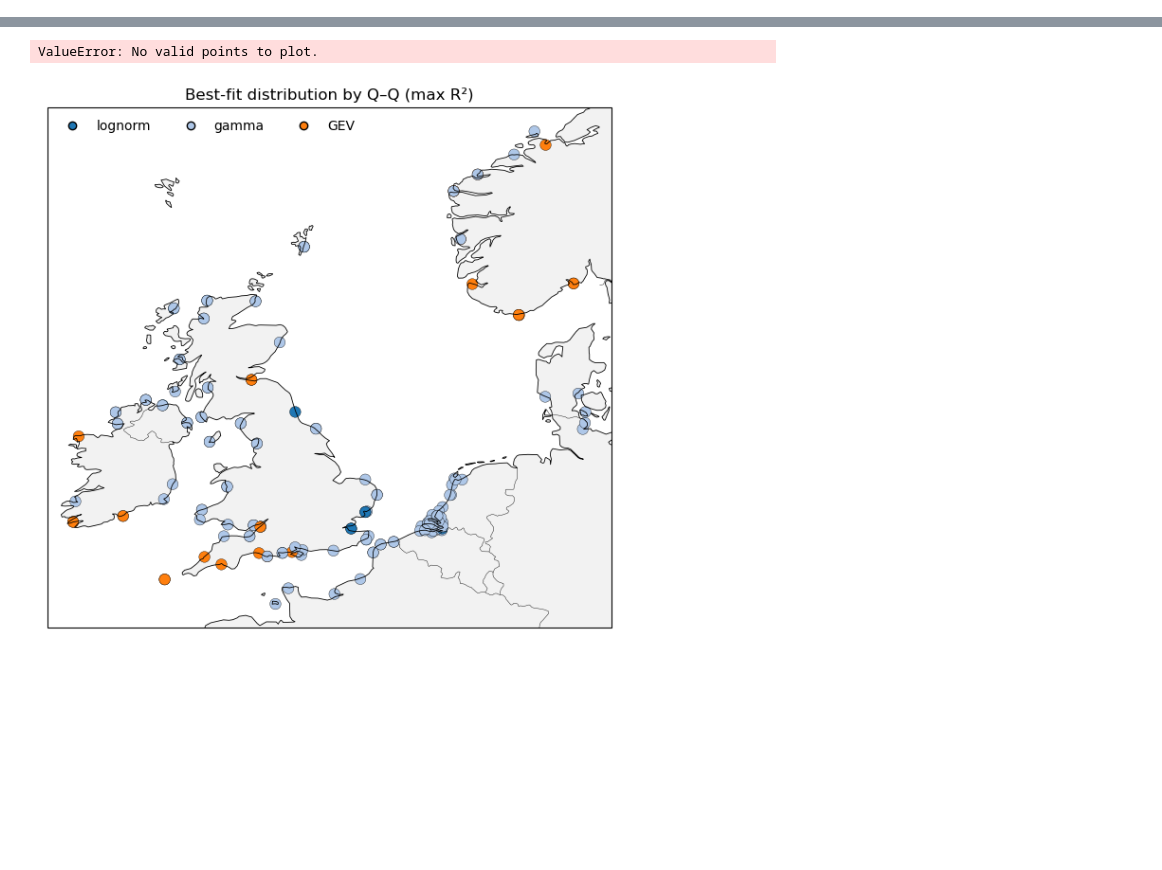
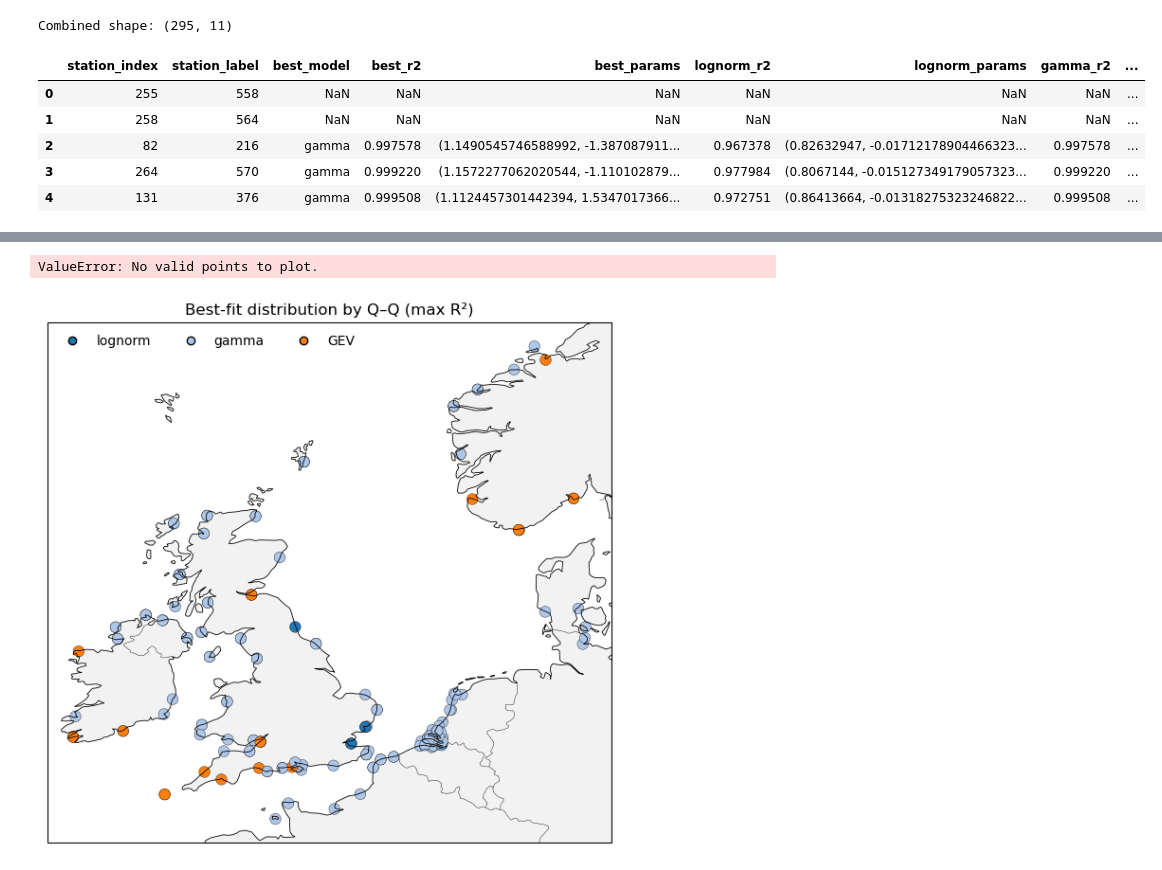
Before and after one commit to lisanneblok/ESL, a Jupyter notebook: notebooks/1_data_prep/Q-Qfits4.ipynb, the cells around one changed output, grey strips where cells are left out. Saved outputs shown, nothing was run; the diff lists cells and outputs as text; code cells hidden in the pictures; blank space fills up the shorter version.

```diff
--- a/notebooks/1_data_prep/Q-Qfits4.ipynb
+++ b/notebooks/1_data_prep/Q-Qfits4.ipynb
@@ -629,0 +411,31 @@ residual_is_deviant   shape=(157, 750192)   attrs={}
+# %%
+import os
+import pandas as pd
+
+DIR = "/Users/lb962/Documents/GitHub/ESL/data/Q-Q_results"
+
+# List all CSV files (skip summary or other files if present)
+csv_files = [f for f in os.listdir(DIR) if f.endswith(".csv")]
+
+dfs = []
+for f in csv_files:
+    path = os.path.join(DIR, f)
+    try:
+        df = pd.read_csv(path)
+        dfs.append(df)
+    except Exception as e:
+        print(f"Skipping {f}: {e}")
+
+# Concatenate into a single DataFrame
+df_all = pd.concat(dfs, ignore_index=True)
+
+print("Combined shape:", df_all.shape)
+df_all.head()
+# %% [output]
+Combined shape: (295, 11)
+|  | station_index | station_label | best_model | best_r2 | best_params | lognorm_r2 | lognorm_params | gamma_r2 | ... |
+| 0 | 255 | 558 | NaN | NaN | NaN | NaN | NaN | NaN | ... |
+| 1 | 258 | 564 | NaN | NaN | NaN | NaN | NaN | NaN | ... |
+| 2 | 82 | 216 | gamma | 0.997578 | (1.1490545746588992, -1.387087911... | 0.967378 | (0.82632947, -0.01712178904466323... | 0.997578 | ... |
+| 3 | 264 | 570 | gamma | 0.999220 | (1.1572277062020544, -1.110102879... | 0.977984 | (0.8067144, -0.015127349179057323... | 0.999220 | ... |
+| 4 | 131 | 376 | gamma | 0.999508 | (1.1124457301442394, 1.5347017366... | 0.972751 | (0.86413664, -0.01318275323246822... | 0.999508 | ... |
```
Also changed, not shown: parts of 19 cells of this notebook, 49 other files.
